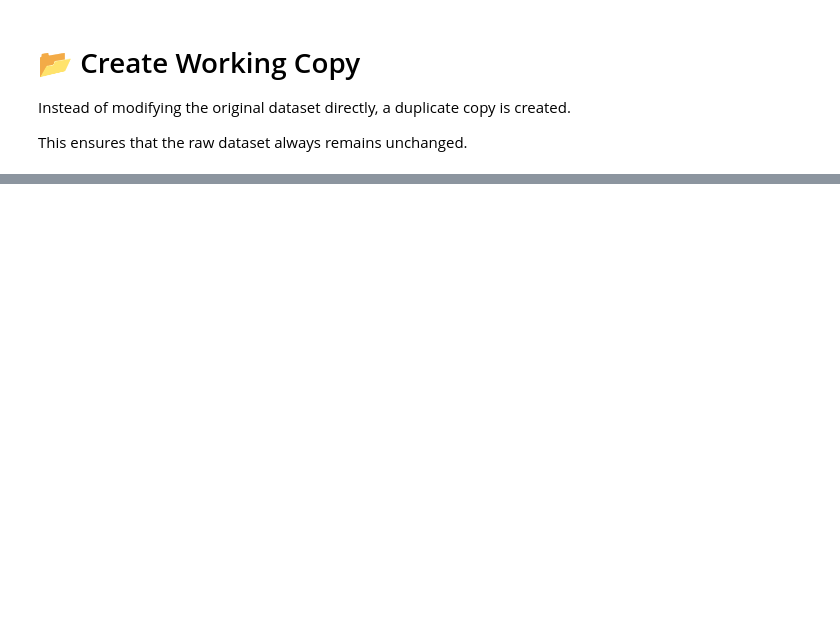
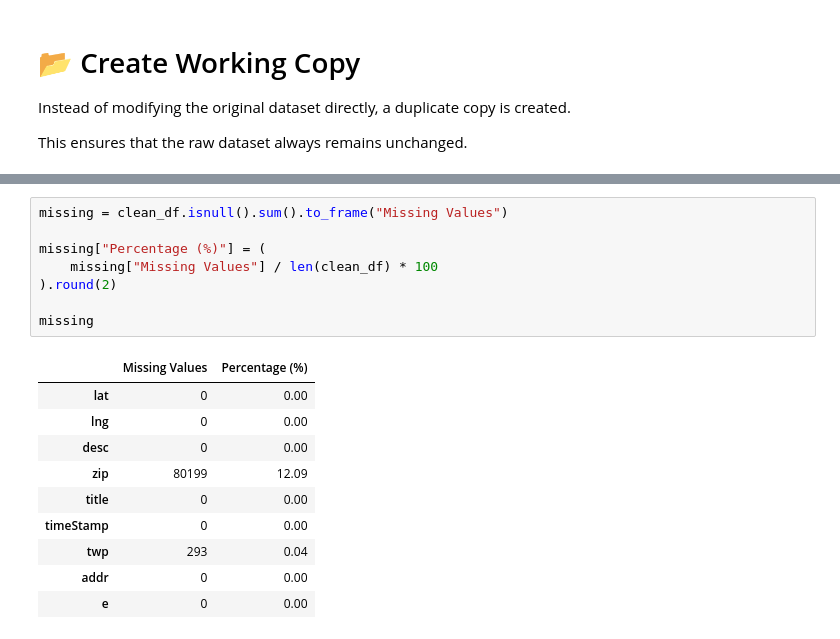
Before and after one commit to Ramya-Ramadoss/Emergency-Response-Intelligence, a Jupyter notebook: notebooks/02_Data_Cleaning.ipynb, the cells around one changed output, grey strips where cells are left out. Drawn from its saved outputs; the diff is of its cells as text; blank space fills up the shorter version.

```diff
--- a/notebooks/02_Data_Cleaning.ipynb
+++ b/notebooks/02_Data_Cleaning.ipynb
@@ -46,0 +78,19 @@ This ensures that the raw dataset always remains unchanged.
+# %%
+missing = clean_df.isnull().sum().to_frame("Missing Values")
+
+missing["Percentage (%)"] = (
+    missing["Missing Values"] / len(clean_df) * 100
+).round(2)
+
+missing
+# %% [output]
+|  | Missing Values | Percentage (%) |
+| lat | 0 | 0.00 |
+| lng | 0 | 0.00 |
+| desc | 0 | 0.00 |
+| zip | 80199 | 12.09 |
+| title | 0 | 0.00 |
+| timeStamp | 0 | 0.00 |
+| twp | 293 | 0.04 |
+| addr | 0 | 0.00 |
+| e | 0 | 0.00 |
```
Also changed, not shown: parts of 41 cells of this notebook, 2 other files.
